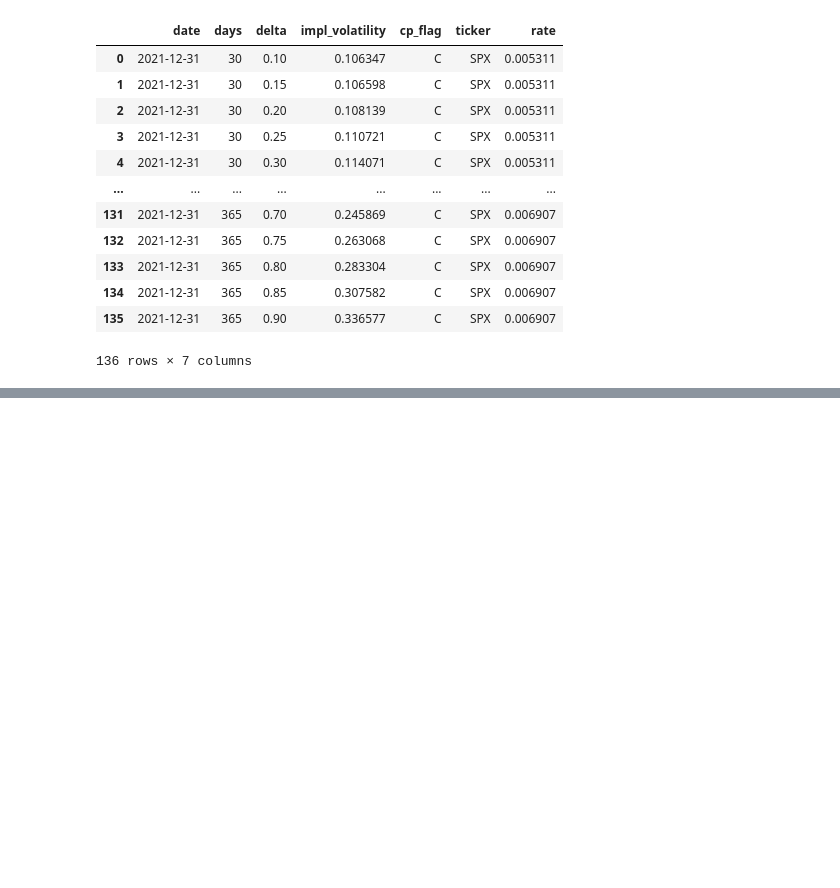
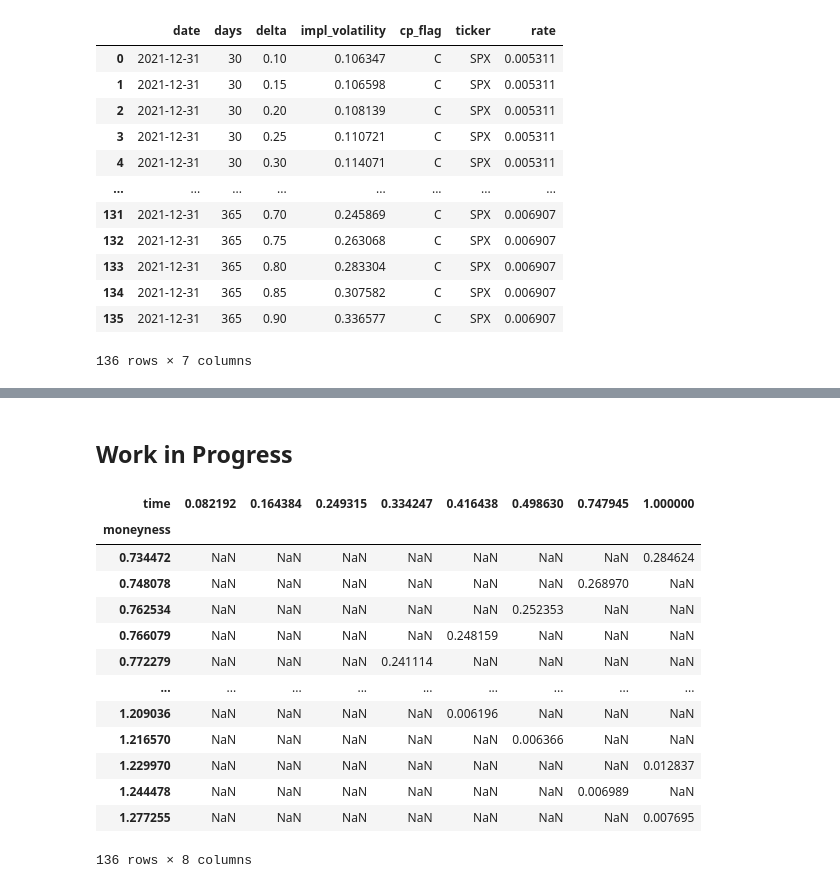
Before and after one commit to DavidMal101/Topics-in-Quant-Finance, a Jupyter notebook: Topics in Quant Finance.ipynb, the cells around one changed output, grey strips where cells are left out. Saved outputs shown, nothing was run; the diff lists cells and outputs as text; code cells hidden in the pictures; blank space fills up the shorter version.

```diff
--- a/Topics in Quant Finance.ipynb
+++ b/Topics in Quant Finance.ipynb
@@ -286,0 +308,2 @@ merged_df
+# %%
+interpolated_rates=interpolated_rates.reset_index()
@@ -286,0 +326,14 @@ merged_df
+# %%
+#add rates to volsurface dataframe
+impl_vol_df=pd.merge(volsurf_df,interpolated_rates,how='left',left_on=['date','days'],right_on=['date','days'])
+
+#some dates were not included in the zero_curve file, interpolate for these
+for days in impl_vol_df['days'].unique():
+    impl_vol_df[impl_vol_df['days']==days]=impl_vol_df[impl_vol_df['days']==days].interpolate(method='spline',order=3)
+
+#calculate moneyness
+impl_vol_df['moneyness']=impl_vol_df.apply(lambda x: inverse_delta(x.delta,x.days/365,x.rate,x.impl_volatility),axis=1)
+# %% [markdown]
+## Work in Progress
+# %%
+impl_vol_df['c']=impl_vol_df.apply(lambda row: c(row['moneyness'],row['days']/365,row['rate'],row['impl_volatility']),axis=1)
@@ -286,0 +344,19 @@ merged_df
+# %%
+test_sample=impl_vol_df[impl_vol_df['date']=='2020-03-13']
+# %%
+pd.pivot(test_sample,index=['moneyness'],columns=['time'],values='c')
+# %% [output]
+| time | 0.082192 | 0.164384 | 0.249315 | 0.334247 | 0.416438 | 0.498630 | 0.747945 | 1.000000 |
+| moneyness |  |  |  |  |  |  |  |  |
+| 0.734472 | NaN | NaN | NaN | NaN | NaN | NaN | NaN | 0.284624 |
+| 0.748078 | NaN | NaN | NaN | NaN | NaN | NaN | 0.268970 | NaN |
+| 0.762534 | NaN | NaN | NaN | NaN | NaN | 0.252353 | NaN | NaN |
+| 0.766079 | NaN | NaN | NaN | NaN | 0.248159 | NaN | NaN | NaN |
+| 0.772279 | NaN | NaN | NaN | 0.241114 | NaN | NaN | NaN | NaN |
+| ... | ... | ... | ... | ... | ... | ... | ... | ... |
+| 1.209036 | NaN | NaN | NaN | NaN | 0.006196 | NaN | NaN | NaN |
+| 1.216570 | NaN | NaN | NaN | NaN | NaN | 0.006366 | NaN | NaN |
+| 1.229970 | NaN | NaN | NaN | NaN | NaN | NaN | NaN | 0.012837 |
+| 1.244478 | NaN | NaN | NaN | NaN | NaN | NaN | 0.006989 | NaN |
+| 1.277255 | NaN | NaN | NaN | NaN | NaN | NaN | NaN | 0.007695 |
+136 rows × 8 columns
```
Also changed, not shown: parts of 25 cells of this notebook.
